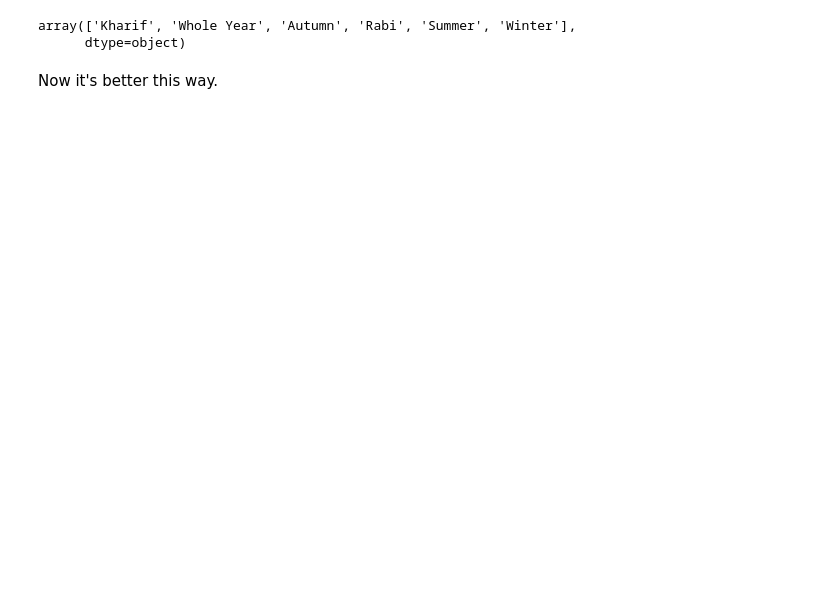
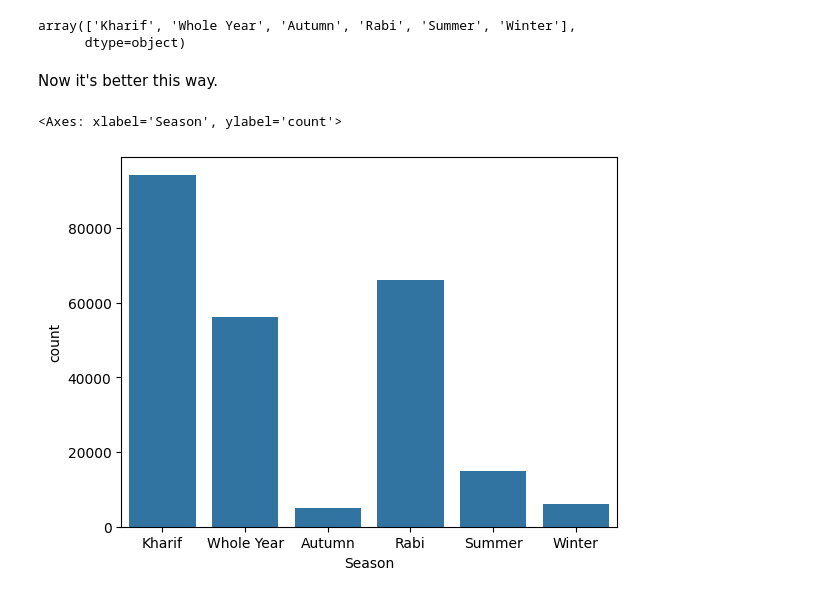
Before and after one commit to rizz045/Crop-Yield-Prediction-Using-ML, a Jupyter notebook: Crop_Yield_Prediction_In_India_Using_ML.ipynb, the cells around one changed output. Drawn from its saved outputs; the diff is of its cells as text; code cells hidden in the pictures; blank space fills up the shorter version.

```diff
--- a/Crop_Yield_Prediction_In_India_Using_ML.ipynb
+++ b/Crop_Yield_Prediction_In_India_Using_ML.ipynb
@@ -123,3 +117,9 @@ array(['Kharif', 'Whole Year', 'Autumn', 'Rabi', 'Summer', 'Winter'],
       dtype=object)
 # %% [markdown]
 Now it's better this way.
+# %%
+#
+sns.countplot(x=df["Season"])
+# %% [output]
+<Axes: xlabel='Season', ylabel='count'>
+[figure, added]
```
Also changed, not shown: parts of 2 cells of this notebook.
